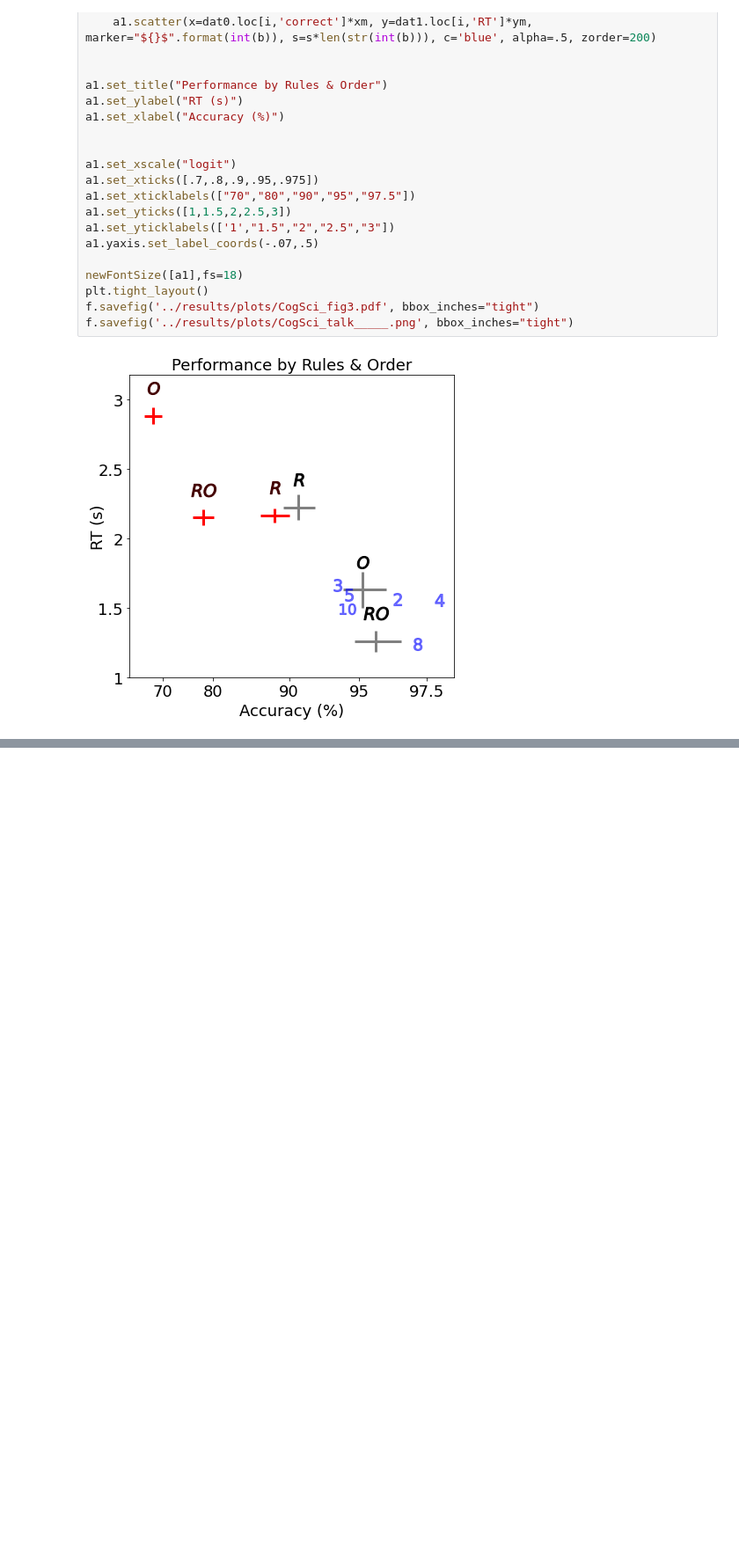
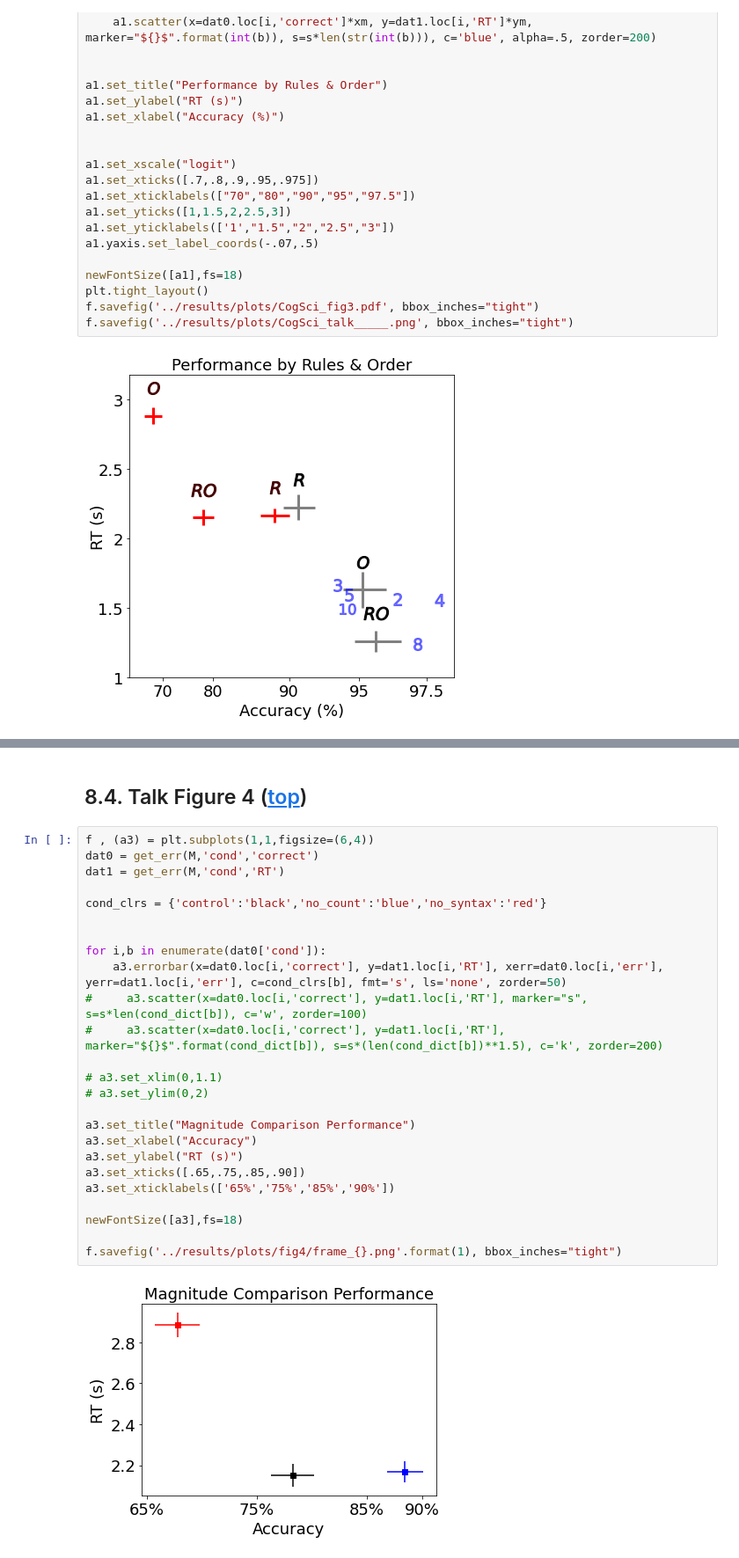
Before and after one commit to SebastianHolt/counting_syntax, a Jupyter notebook: analysis/CogSci2023.ipynb, the cells around one changed output, grey strips where cells are left out. Shown at 88% size. Saved outputs shown, nothing was run; the diff lists cells and outputs as text; blank space fills up the shorter version.

```diff
--- a/analysis/CogSci2023.ipynb
+++ b/analysis/CogSci2023.ipynb
@@ -1781,0 +1517,29 @@ dtype: float64
+# %% [markdown]
+## <a name="talkfig4"></a> 8.4. Talk Figure 4 ([top](#top))
+# %%
+f , (a3) = plt.subplots(1,1,figsize=(6,4))
+dat0 = get_err(M,'cond','correct')
+dat1 = get_err(M,'cond','RT')
+
+cond_clrs = {'control':'black','no_count':'blue','no_syntax':'red'}
+
+
+for i,b in enumerate(dat0['cond']):
+    a3.errorbar(x=dat0.loc[i,'correct'], y=dat1.loc[i,'RT'], xerr=dat0.loc[i,'err'], yerr=dat1.loc[i,'err'], c=cond_clrs[b], fmt='s', ls='none', zorder=50)
+#     a3.scatter(x=dat0.loc[i,'correct'], y=dat1.loc[i,'RT'], marker="s", s=s*len(cond_dict[b]), c='w', zorder=100)
+#     a3.scatter(x=dat0.loc[i,'correct'], y=dat1.loc[i,'RT'], marker="${}$".format(cond_dict[b]), s=s*(len(cond_dict[b])**1.5), c='k', zorder=200)
+
+# a3.set_xlim(0,1.1)
+# a3.set_ylim(0,2)
+
+a3.set_title("Magnitude Comparison Performance")
+a3.set_xlabel("Accuracy")
+a3.set_ylabel("RT (s)")
+a3.set_xticks([.65,.75,.85,.90])
+a3.set_xticklabels(['65%','75%','85%','90%'])
+
+newFontSize([a3],fs=18)
+
+f.savefig('../results/plots/fig4/frame_{}.png'.format(1), bbox_inches="tight")
+# %% [output]
+[figure, added]
```
Also changed, not shown: parts of 25 cells of this notebook, 1 other file.
